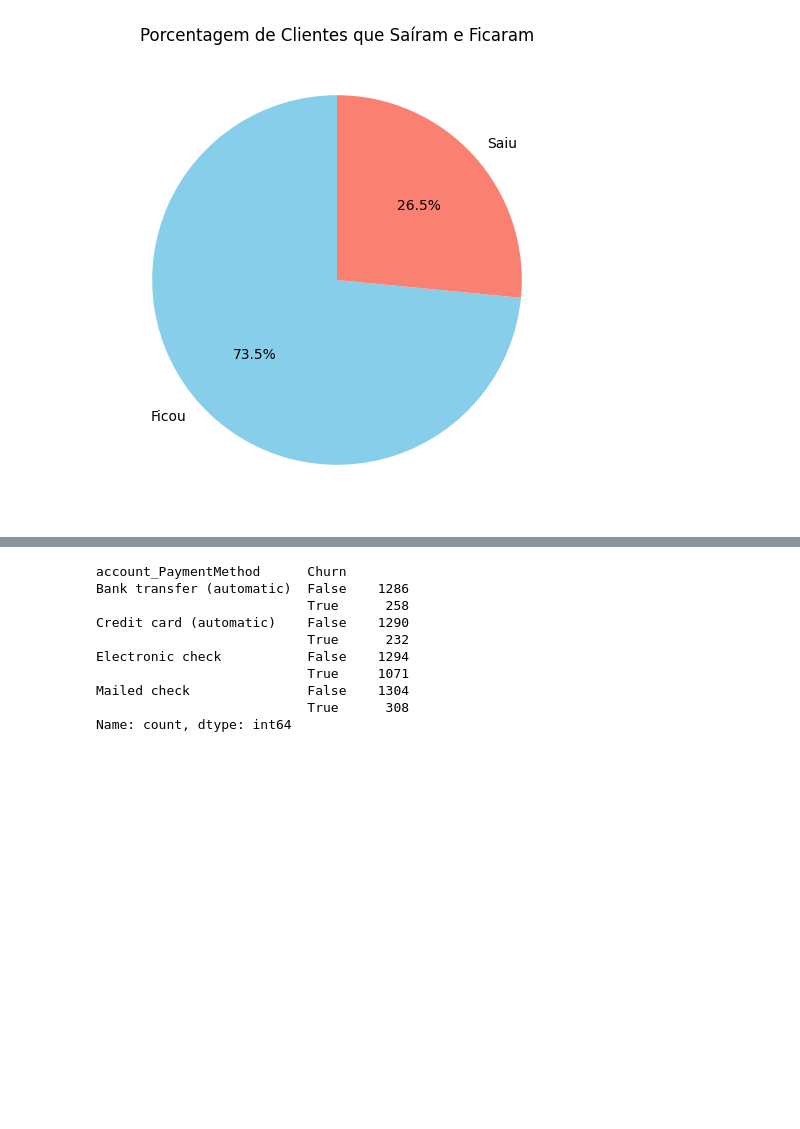
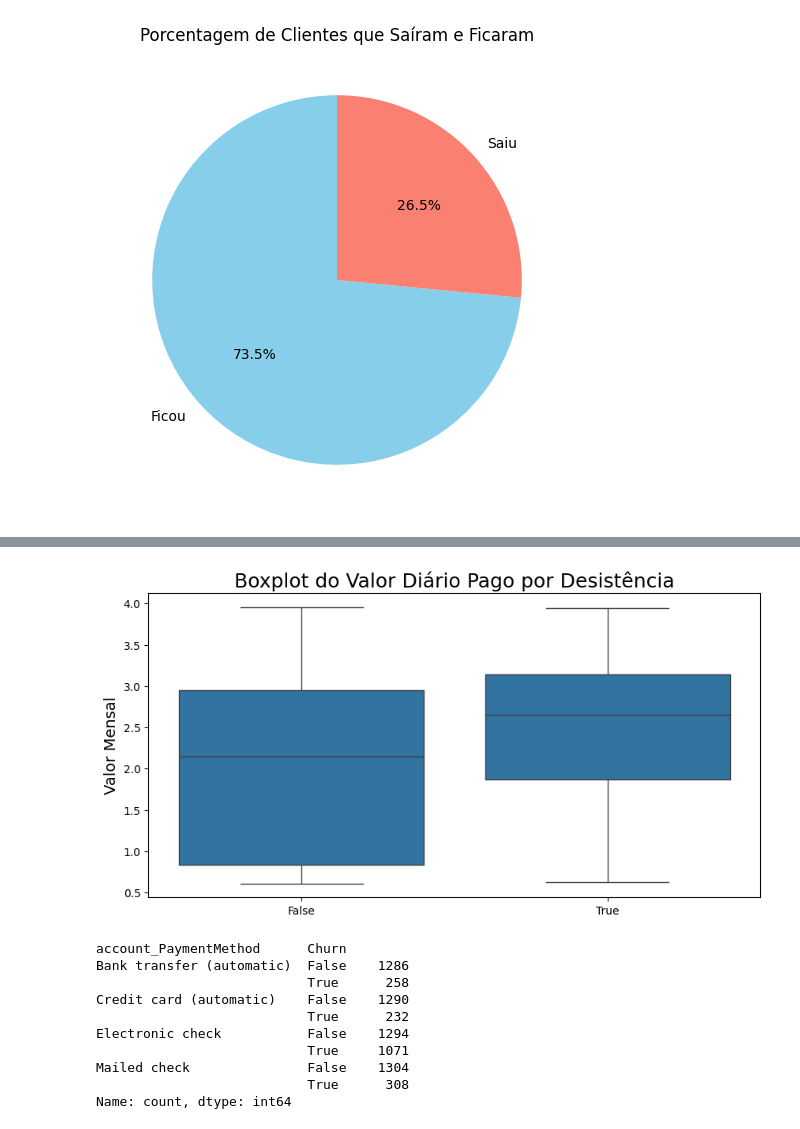
Before and after one commit to anneaiad/Challenge_Telecom_X_Alura, a Jupyter notebook: TelecomX_BR.ipynb, the cells around one changed output, grey strips where cells are left out. Cells and saved outputs as stored; diff of their text form; code cells hidden in the pictures; blank space fills up the shorter version.

```diff
--- a/TelecomX_BR.ipynb
+++ b/TelecomX_BR.ipynb
@@ -314,3 +368,13 @@ plt.show()
+# %%
+plt.figure(figsize=(10,5))
+ax = sns.boxplot(x='Churn', y='account_Charges.Daily', data=df)
+plt.title('Boxplot do Valor Diário Pago por Desistência', fontsize=18)
+plt.ylabel('Valor Mensal', fontsize=14)
+plt.xlabel('')
+plt.savefig("Boxplot_Valor_Diário_churn.png")
+plt.show()
+# %% [output]
+[figure, added]
 # %%
 print(df.groupby('account_PaymentMethod')['Churn'].value_counts())
 # %% [output]
```
Also changed, not shown: parts of 16 cells of this notebook.
